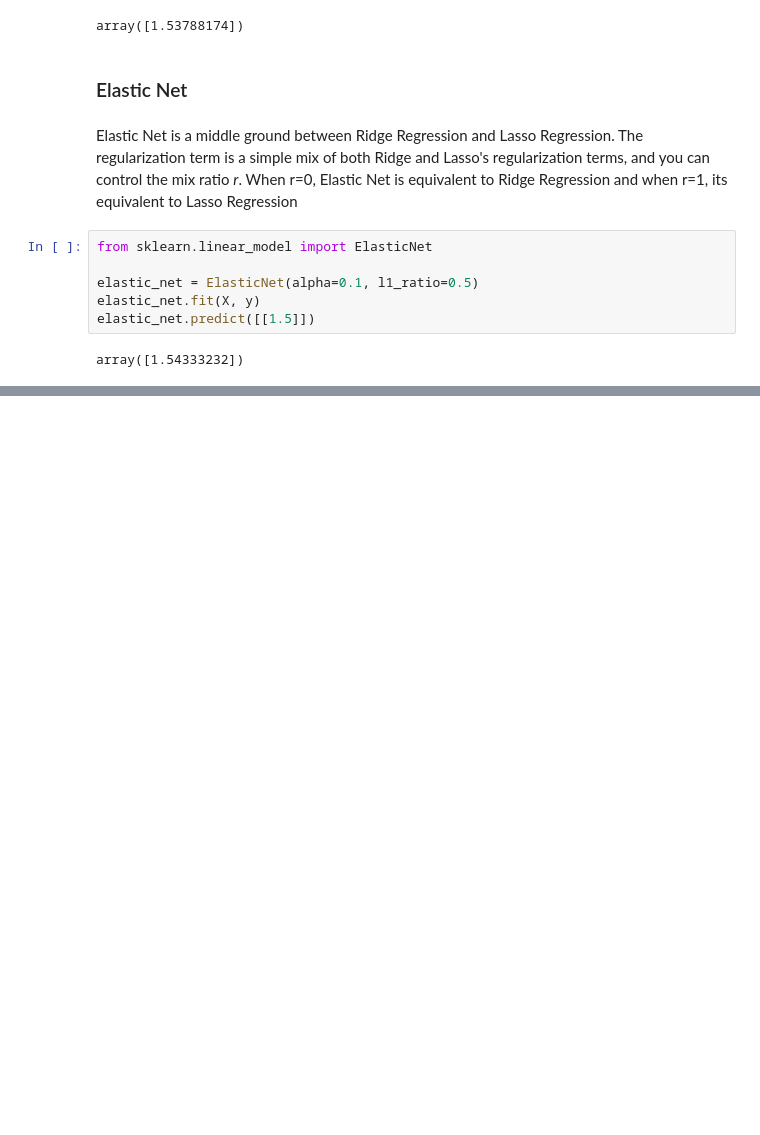
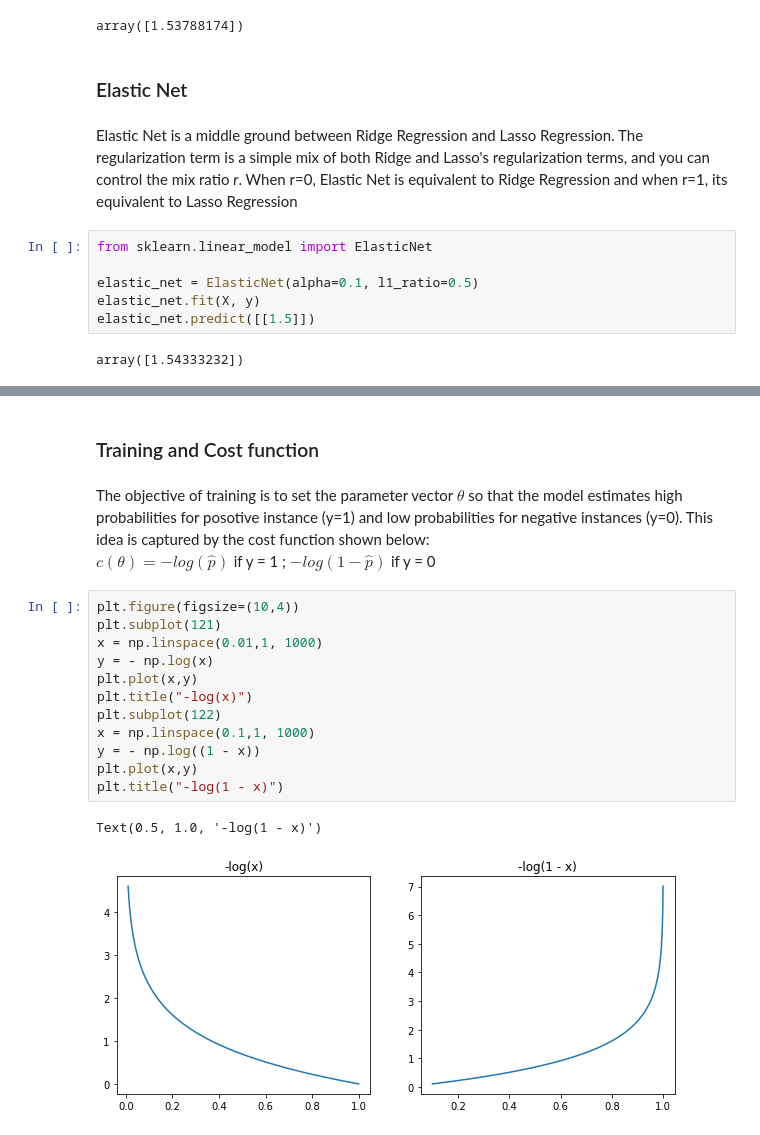
Before and after one commit to verniersolal/hands-on-ml-book, a Jupyter notebook: TrainingModels.ipynb, the cells around one changed output, grey strips where cells are left out. Drawn from its saved outputs; the diff is of its cells as text; blank space fills up the shorter version.

Commit message:
Chapter 4 training models (w/ exercices)

```diff
--- a/TrainingModels.ipynb
+++ b/TrainingModels.ipynb
@@ -425,0 +441,20 @@ array([1.54333232])
+# %% [markdown]
+### Training and Cost function
+# %% [markdown]
+The objective of training is to set the parameter vector $\theta$  so that the model estimates high probabilities for posotive instance (y=1) and low probabilities for negative instances (y=0). This idea is captured by the cost function shown below:
+$c(\theta) = -log(\hat{p})$ if y = 1 ; $-log(1 - \hat{p})$ if y = 0
+# %%
+plt.figure(figsize=(10,4))
+plt.subplot(121)
+x = np.linspace(0.01,1, 1000)
+y = - np.log(x)
+plt.plot(x,y)
+plt.title("-log(x)")
+plt.subplot(122)
+x = np.linspace(0.1,1, 1000)
+y = - np.log((1 - x))
+plt.plot(x,y)
+plt.title("-log(1 - x)")
+# %% [output]
+Text(0.5, 1.0, '-log(1 - x)')
+[figure, added]
```
Also changed, not shown: parts of 41 cells of this notebook.
